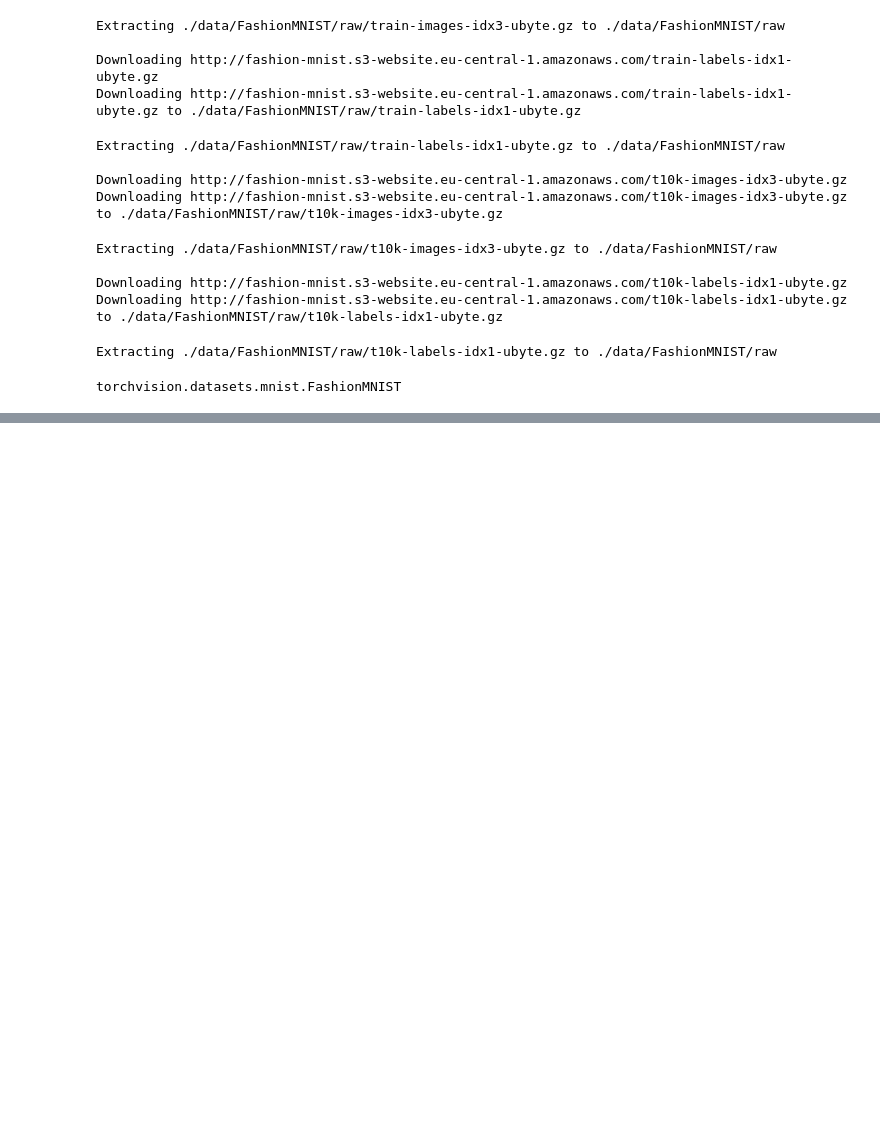
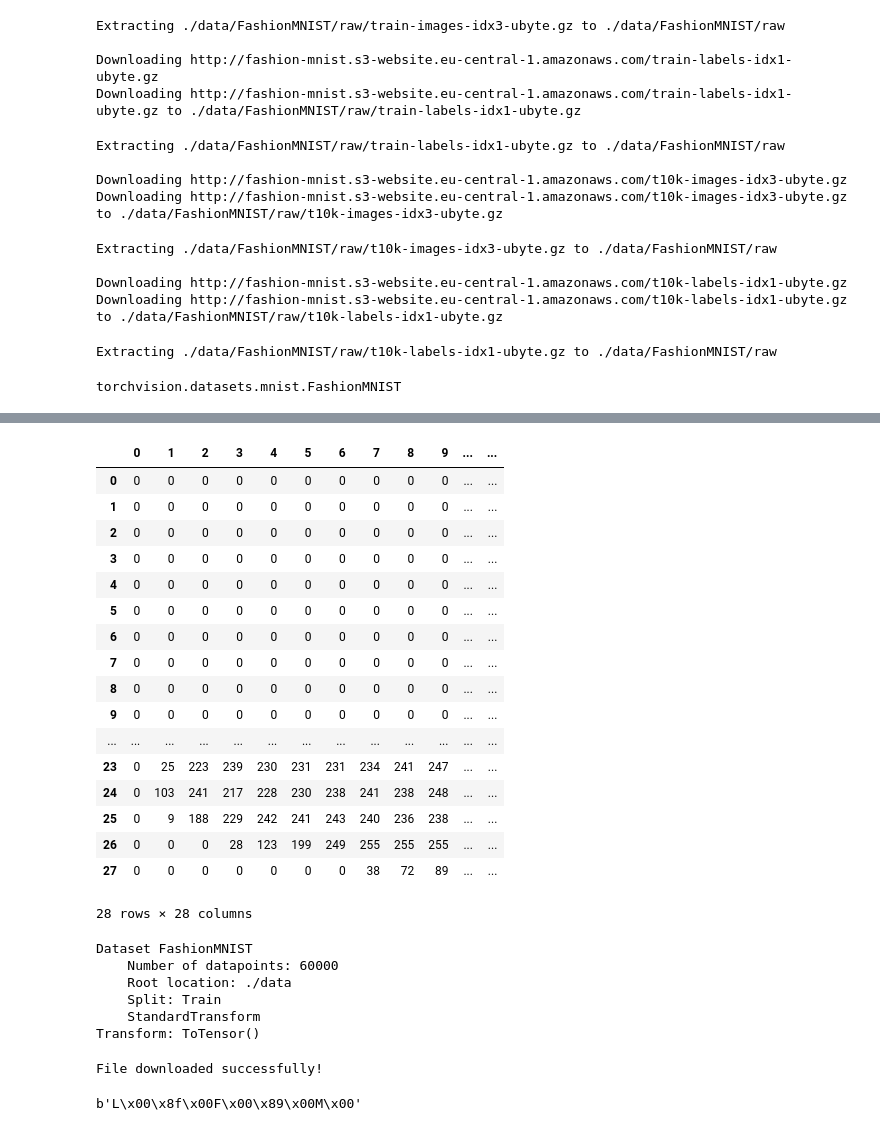
Before and after one commit to GildasTaliah/Solutions_with_PyNoteBook, a Jupyter notebook: NoteBook_.ipynb, the cells around one changed output, grey strips where cells are left out. Cells and saved outputs as stored; diff of their text form; code cells hidden in the pictures; blank space fills up the shorter version.

```diff
--- a/NoteBook_.ipynb
+++ b/NoteBook_.ipynb
@@ -172,0 +220,63 @@ torchvision.datasets.mnist.FashionMNIST
+# %%
+pd.DataFrame(image[11])
+# %% [output]
+|  | 0 | 1 | 2 | 3 | 4 | 5 | 6 | 7 | 8 | 9 | ... | ... |
+| 0 | 0 | 0 | 0 | 0 | 0 | 0 | 0 | 0 | 0 | 0 | ... | ... |
+| 1 | 0 | 0 | 0 | 0 | 0 | 0 | 0 | 0 | 0 | 0 | ... | ... |
+| 2 | 0 | 0 | 0 | 0 | 0 | 0 | 0 | 0 | 0 | 0 | ... | ... |
+| 3 | 0 | 0 | 0 | 0 | 0 | 0 | 0 | 0 | 0 | 0 | ... | ... |
+| 4 | 0 | 0 | 0 | 0 | 0 | 0 | 0 | 0 | 0 | 0 | ... | ... |
+| 5 | 0 | 0 | 0 | 0 | 0 | 0 | 0 | 0 | 0 | 0 | ... | ... |
+| 6 | 0 | 0 | 0 | 0 | 0 | 0 | 0 | 0 | 0 | 0 | ... | ... |
+| 7 | 0 | 0 | 0 | 0 | 0 | 0 | 0 | 0 | 0 | 0 | ... | ... |
+| 8 | 0 | 0 | 0 | 0 | 0 | 0 | 0 | 0 | 0 | 0 | ... | ... |
+| 9 | 0 | 0 | 0 | 0 | 0 | 0 | 0 | 0 | 0 | 0 | ... | ... |
+| ... | ... | ... | ... | ... | ... | ... | ... | ... | ... | ... | ... | ... |
+| 23 | 0 | 25 | 223 | 239 | 230 | 231 | 231 | 234 | 241 | 247 | ... | ... |
+| 24 | 0 | 103 | 241 | 217 | 228 | 230 | 238 | 241 | 238 | 248 | ... | ... |
+| 25 | 0 | 9 | 188 | 229 | 242 | 241 | 243 | 240 | 236 | 238 | ... | ... |
+| 26 | 0 | 0 | 0 | 28 | 123 | 199 | 249 | 255 | 255 | 255 | ... | ... |
+| 27 | 0 | 0 | 0 | 0 | 0 | 0 | 0 | 38 | 72 | 89 | ... | ... |
+28 rows × 28 columns
+# %%
+data = np.array(train_data.targets)
+data[100:1000]
+np.unique(data), data.shape
+train_data
+# %% [output]
+Dataset FashionMNIST
+    Number of datapoints: 60000
+    Root location: ./data
+    Split: Train
+    StandardTransform
+Transform: ToTensor()
+# %%
+import requests
+
+# URL of the file
+url = 'https://assets.datacamp.com/production/repositories/4637/datasets/393a2f76d057c906de27ec57ea655cb1dc999fce/clean-support-call.wav'
+
+# Download and save the file locally
+response = requests.get(url)
+with open('clean-support-call.wav', 'wb') as f:
+    f.write(response.content)
+
+print("File downloaded successfully!")
+# %% [output]
+File downloaded successfully!
+# %%
+type(f), f;
+import wave
+
+# Open the downloaded WAV file
+wav_file = wave.open('clean-support-call.wav', 'r')
+
+# Read frames from the wave object
+signal = wav_file.readframes(-1)
+
+# Print first 10 bytes of the signal
+print(signal[:10])
+
+wav_file.close()
+# %% [output]
+b'L\x00\x8f\x00F\x00\x89\x00M\x00'
```
Also changed, not shown: parts of 5 cells of this notebook.
